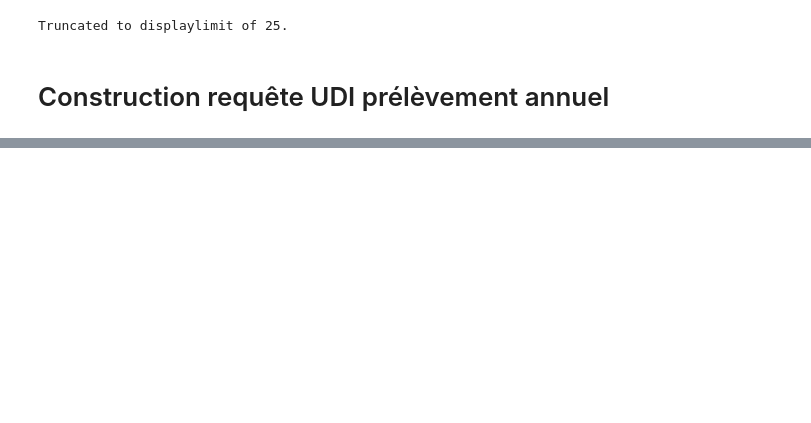
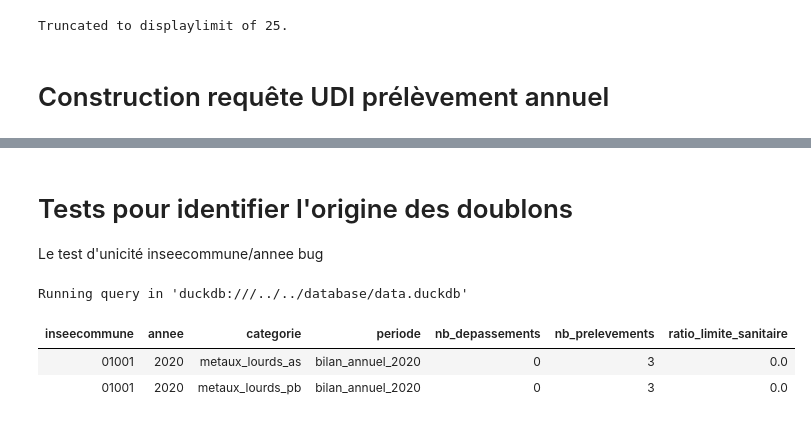
Before and after one commit to dataforgoodfr/13_pollution_eau, a Jupyter notebook: analytics/notebooks/resultats_metaux_lourds.ipynb, the cells around one changed output, grey strips where cells are left out. Cells and saved outputs as stored; diff of their text form; code cells hidden in the pictures; blank space fills up the shorter version.

```diff
--- a/analytics/notebooks/resultats_metaux_lourds.ipynb
+++ b/analytics/notebooks/resultats_metaux_lourds.ipynb
@@ -683 +683,81 @@ Running query in 'duckdb:///../../database/data.duckdb'
 Truncated to displaylimit of 25.
+# %% [markdown]
+# Tests pour identifier l'origine des doublons
+Le test d'unicité inseecommune/annee bug
+# %%
+%%sql
+
+WITH
+metaux_lourds_prels AS (
+    -- Certains prélèvements ont plusieurs analyses pour la même substance
+    -- Le SELECT DISTINCT ne dédoublonne pas ces cas là
+    -- Donc il n'y a pas d'unicité sur referenceprel dans cetre requête
+    SELECT DISTINCT
+        de_partition AS annee,
+        inseecommune,
+        cdparametresiseeaux,
+        valeur_sanitaire_1,
+        limite_qualite,
+        referenceprel,
+        datetimeprel,
+        valtraduite
+    FROM
+        int__resultats_udi_communes
+    WHERE
+        cdparametresiseeaux IN ('PB', 'AS')
+)
+
+SELECT
+    inseecommune,
+    annee,
+    CASE
+        WHEN cdparametresiseeaux = 'PB' THEN 'metaux_lourds_pb'
+        WHEN cdparametresiseeaux = 'AS' THEN 'metaux_lourds_as'
+    END AS categorie,
+    'bilan_annuel_' || annee AS periode,
+    count(
+        DISTINCT
+        CASE
+            WHEN
+                cdparametresiseeaux = 'PB'
+                AND valtraduite IS NOT NULL
+                AND valtraduite >= limite_qualite
+                THEN referenceprel
+            WHEN
+                cdparametresiseeaux = 'AS'
+                AND valtraduite IS NOT NULL
+                AND valtraduite >= valeur_sanitaire_1
+                THEN referenceprel
+        END
+    ) AS nb_depassements,
+    count(DISTINCT referenceprel) AS nb_prelevements,
+    (
+        count(
+            DISTINCT
+            CASE
+                WHEN
+                    cdparametresiseeaux = 'PB'
+                    AND valtraduite IS NOT NULL
+                    AND valtraduite >= limite_qualite
+                    THEN referenceprel
+                WHEN
+                    cdparametresiseeaux = 'AS'
+                    AND valtraduite IS NOT NULL
+                    AND valtraduite >= valeur_sanitaire_1
+                    THEN referenceprel
+            END
+        )::float
+        /
+        count(DISTINCT referenceprel)::float
+    ) AS ratio_limite_sanitaire
+
+FROM metaux_lourds_prels
+
+WHERE inseecommune = '01001' and annee = '2020'
+
+GROUP BY inseecommune, annee, categorie
+# %% [output]
+Running query in 'duckdb:///../../database/data.duckdb'
+| inseecommune | annee | categorie | periode | nb_depassements | nb_prelevements | ratio_limite_sanitaire |
+| 01001 | 2020 | metaux_lourds_as | bilan_annuel_2020 | 0 | 3 | 0.0 |
+| 01001 | 2020 | metaux_lourds_pb | bilan_annuel_2020 | 0 | 3 | 0.0 |
```
Also changed, not shown: parts of 10 cells of this notebook, 1 other file.
